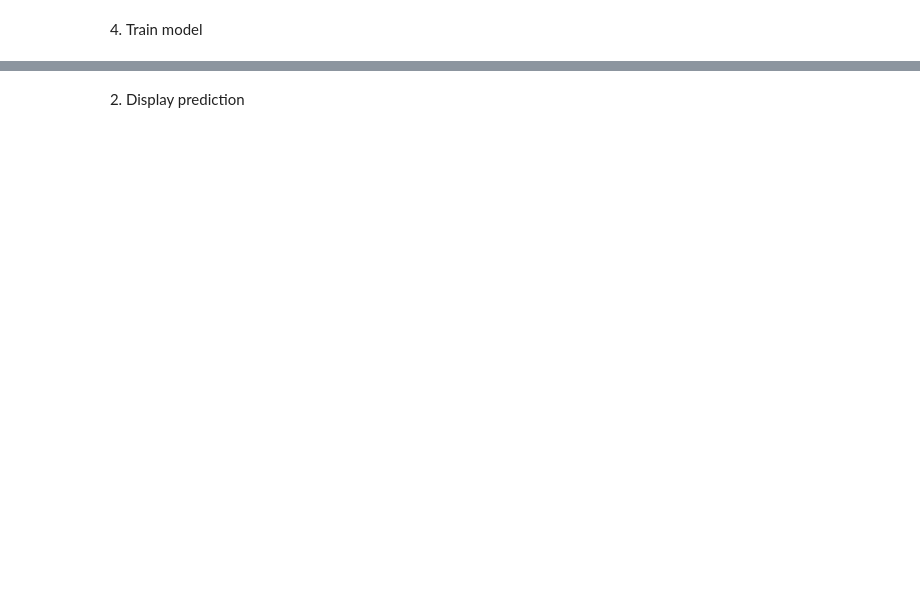
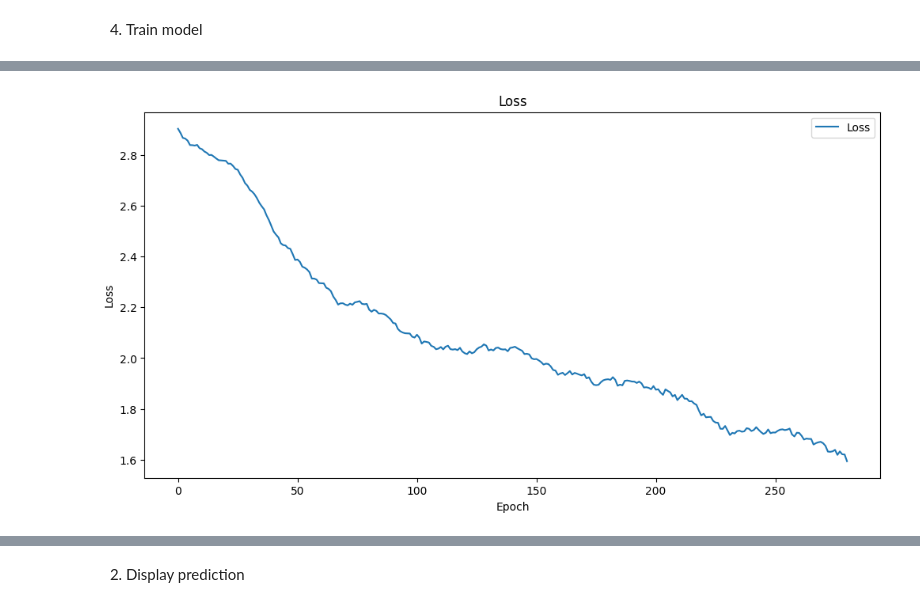
Before and after one commit to melalex/hsi-classification-playground, a Jupyter notebook: notebooks/1-01-vit.ipynb, the cells around one changed output, grey strips where cells are left out. Drawn from its saved outputs; the diff is of its cells as text; code cells hidden in the pictures; blank space fills up the shorter version.

```diff
--- a/notebooks/1-01-vit.ipynb
+++ b/notebooks/1-01-vit.ipynb
@@ -175,2 +182,6 @@ trainer = Trainer(accelerator="auto", max_epochs=num_epochs)
 # %%
-trainer.fit(model, train_loader, test_loader)
+trainer.fit(
+    model,
+    train_loader,
+    # test_loader
+)
@@ -177,8 +209,10 @@ trainer.fit(model, train_loader, test_loader)
 # %%
 smothed_train = smooth_moving_average([it.loss.cpu() for it in model.train_metrics], 20)
-smothed_eval = smooth_moving_average([it.loss.cpu() for it in model.val_metrics], 20)
+# smothed_eval = smooth_moving_average([it.loss.cpu() for it in model.val_metrics], 20)
 
-plot_epoch_generic_comparison(smothed_train, smothed_eval)
+# plot_epoch_generic_comparison(smothed_train, smothed_eval)
 
-# plot_epoch_generic(smothed_train)
+plot_epoch_generic(smothed_train)
+# %% [output]
+[figure, added]
 # %%
```
Also changed, not shown: parts of 17 cells of this notebook, 14 other files.
